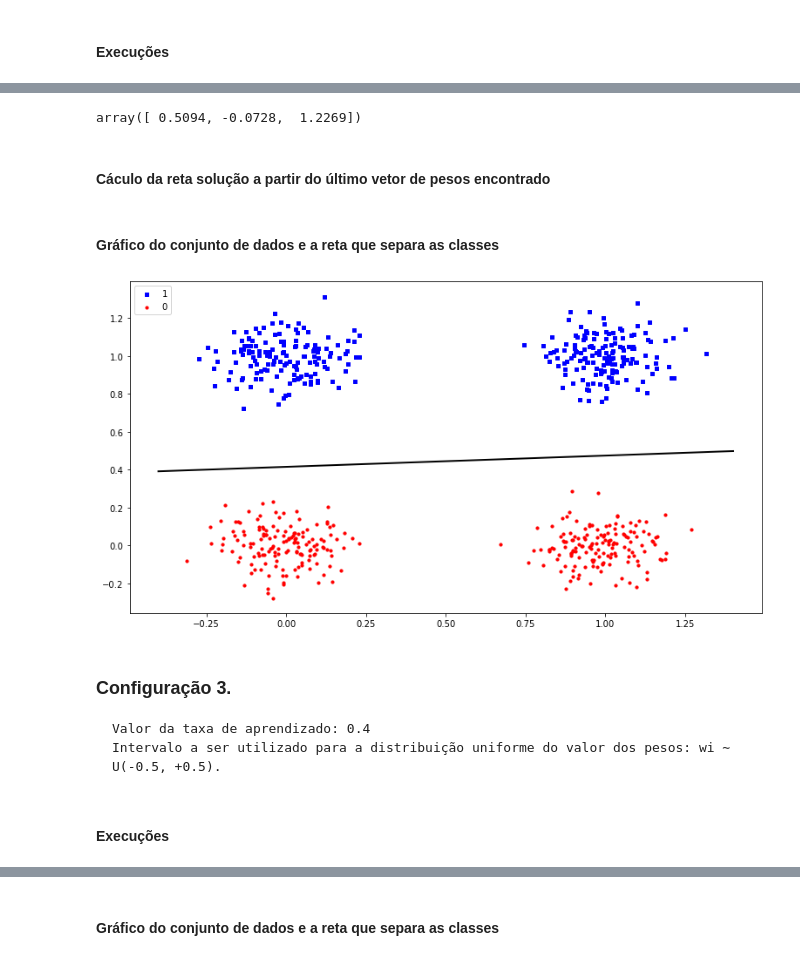
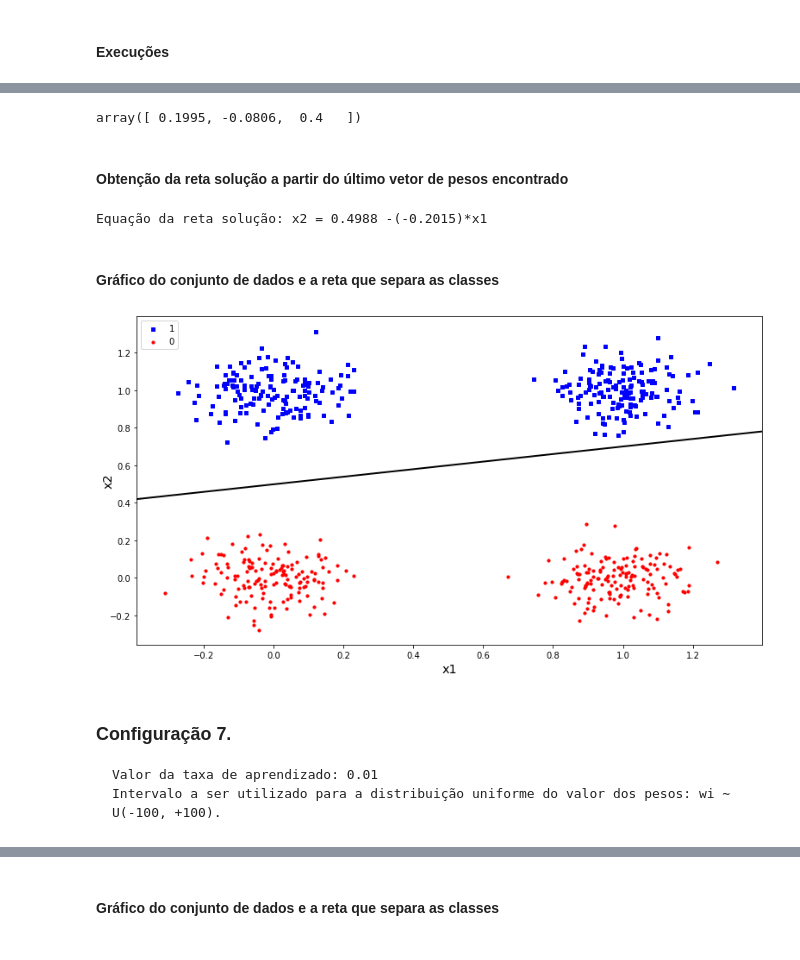
Before and after one commit to userddssilva/Perceptron-PP2-RNA2020.1, a Jupyter notebook: notebooks/Parte 2.ipynb, the cells around one changed output, grey strips where cells are left out. Saved outputs shown, nothing was run; the diff lists cells and outputs as text; code cells hidden in the pictures.

```diff
--- a/notebooks/Parte 2.ipynb
+++ b/notebooks/Parte 2.ipynb
@@ -111,5 +102,0 @@ Ajustes. Média:  174.64  Desvio Padrão:  147.2335
-# %%
-theta = 0.0
-n = 0.4
-bias = -1.0
-perceptron = Perceptron_general(theta, n, bias)
@@ -213,8 +151,3 @@ plt.show()
 ### Configuração 2.
     Valor da taxa de aprendizado: 0.4
     Intervalo a ser utilizado para a distribuição uniforme do valor dos pesos: wi ∼ U(-1, +1).
-# %%
-theta = 0.0
-n = 0.4
-bias = -1.0
-perceptron = Perceptron_general(theta, n, bias)
@@ -272,0 +534,25 @@ Ajustes. Média:  8.46  Desvio Padrão:  3.9381
+# %%
+learning_rate = 0.1
+weights = (-0.5, 0.5)
+
+epochs, adjustments = np.array([]), np.array([])
+
+for i in range(1, 101, 1):
+    print("\n\tIteração número ", i)
+
+    perceptron = Perceptron(no_of_inputs=2, learning_rate=learning_rate, weights=weights)
+    x_train = data0[:,[0,1]]
+    y_train = data0[:,2]
+
+    number_epochs, number_adjustments = perceptron.fit(x_train, y_train)
+    epochs = np.append(epochs, number_epochs)
+    adjustments = np.append(adjustments, number_adjustments)
+
+config6_epochs_mean = np.round(np.mean(epochs), 4)
+config6_epochs_sd = np.round(np.std(epochs), 4)
+config6_adjusts_mean = np.round(np.mean(adjustments), 4)
+config6_adjusts_sd = np.round(np.std(adjustments), 4)
+
+print("")
+print("Épocas. Média: ", config6_epochs_mean, " Desvio Padrão: ", config6_epochs_sd)
+print("Ajustes. Média: ", config6_adjusts_mean, " Desvio Padrão: ", config6_adjusts_sd)
@@ -275,7 +579,7 @@ Ajustes. Média:  8.46  Desvio Padrão:  3.9381
 # %%
-weights = perceptron.getWeights()
+weights = perceptron.weights
 weights
 # %% [output]
-array([ 0.5094, -0.0728,  1.2269])
+array([ 0.1995, -0.0806,  0.4   ])
 # %% [markdown]
-#### Cáculo da reta solução a partir do último vetor de pesos encontrado
+#### Obtenção da reta solução a partir do último vetor de pesos encontrado
@@ -292,28 +586,42 @@ x2_2 = weights[0]/weights[2] - (weights[1]/weights[2])*(-0.4)
+# %%
+print("Equação da reta solução: x2 = " +
+      str(np.round((weights[0]/weights[2]), 4)) +
+      " -(" +
+      str(np.round((weights[1]/weights[2]), 4)) +
+      ")*x1")
+# %% [output]
+Equação da reta solução: x2 = 0.4988 -(-0.2015)*x1
 # %% [markdown]
 #### Gráfico do conjunto de dados e a reta que separa as classes
 # %%
 plt.figure(figsize=(13, 7))
 x_b = []
 y_b = []
 x_r = []
 y_r = []
 for example in data0:
     if example[2] == 1.0:
         x_b.append(example[0])
         y_b.append(example[1])
     if example[2] == 0.0:
         x_r.append(example[0])
         y_r.append(example[1])
 
 size = 10
 plt.scatter(x_b, y_b, s=size, color='b', marker="s", label='1')
 plt.scatter(x_r, y_r, s=size, color='r', marker="o", label='0')
+
 plt.legend(loc='upper left')
-plt.plot([1.4, -0.4],[x2_1, x2_2], color='black', linewidth=2)
+plt.xlabel("x1", size='x-large')
+plt.ylabel("x2", labelpad=-5, size='x-large')
+
+slope = -(weights[0]/weights[2]) / (weights[0]/weights[1])
+plt.axline((0, (weights[0]/weights[2])), slope=slope, color="black", lw=2)
+
 plt.show()
 # %% [output]
-[figure, old version]
+[figure, new version]
 # %% [markdown]
-### Configuração 3.
-    Valor da taxa de aprendizado: 0.4
-    Intervalo a ser utilizado para a distribuição uniforme do valor dos pesos: wi ∼ U(-0.5, +0.5).
+### Configuração 7.
+    Valor da taxa de aprendizado: 0.01
+    Intervalo a ser utilizado para a distribuição uniforme do valor dos pesos: wi ∼ U(-100, +100).
@@ -325,2 +627,0 @@ perceptron = Perceptron_general(theta, n, bias)
-# %% [markdown]
-#### Execuções
```
Also changed, not shown: parts of 123 cells of this notebook, 1 other file.
